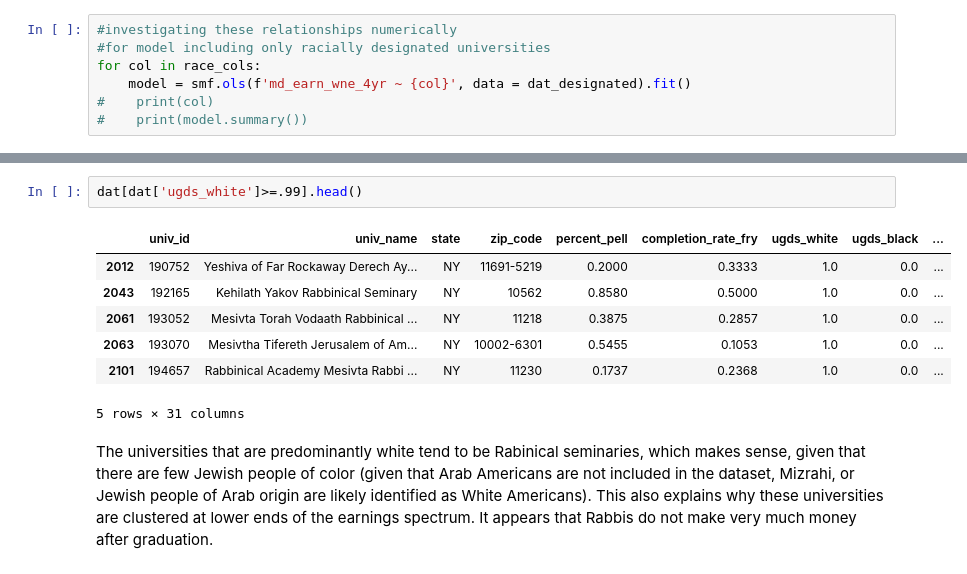
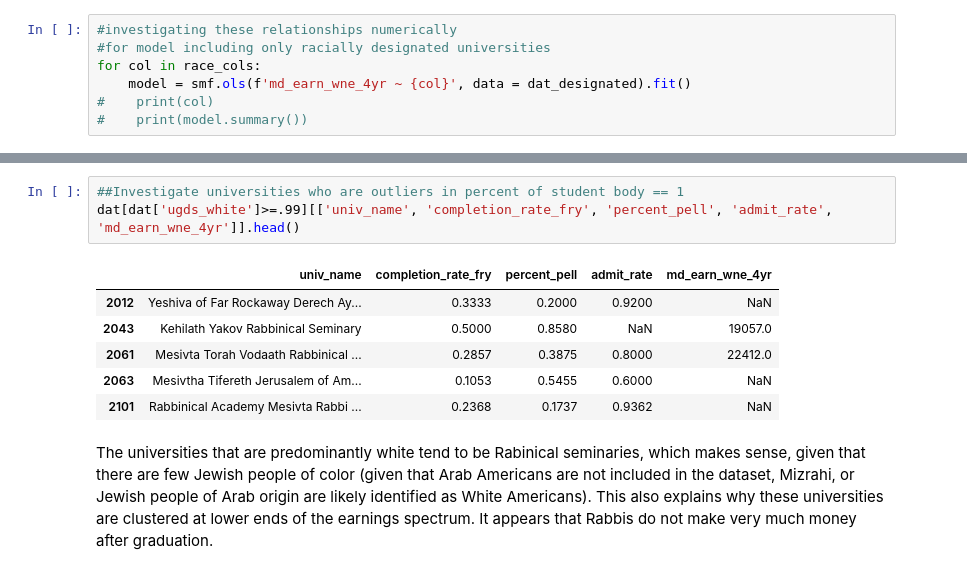
Before and after one commit to davidgarmal/comm3180_S26_G3_Data_Project, a Jupyter notebook: data_analysis/glynn_provisional_analysis.ipynb, the cells around one changed output, grey strips where cells are left out. Saved outputs shown, nothing was run; the diff lists cells and outputs as text.

```diff
--- a/data_analysis/glynn_provisional_analysis.ipynb
+++ b/data_analysis/glynn_provisional_analysis.ipynb
@@ -294,13 +316,13 @@ plt.show()
 # %%
-dat[dat['ugds_white']>=.99].head()
+##Investigate universities who are outliers in percent of student body == 1
+dat[dat['ugds_white']>=.99][['univ_name', 'completion_rate_fry', 'percent_pell', 'admit_rate', 'md_earn_wne_4yr']].head()
 # %% [output]
-|  | univ_id | univ_name | state | zip_code | percent_pell | completion_rate_fry | ugds_white | ugds_black | ... |
-| 2012 | 190752 | Yeshiva of Far Rockaway Derech Ay... | NY | 11691-5219 | 0.2000 | 0.3333 | 1.0 | 0.0 | ... |
-| 2043 | 192165 | Kehilath Yakov Rabbinical Seminary | NY | 10562 | 0.8580 | 0.5000 | 1.0 | 0.0 | ... |
-| 2061 | 193052 | Mesivta Torah Vodaath Rabbinical ... | NY | 11218 | 0.3875 | 0.2857 | 1.0 | 0.0 | ... |
-| 2063 | 193070 | Mesivtha Tifereth Jerusalem of Am... | NY | 10002-6301 | 0.5455 | 0.1053 | 1.0 | 0.0 | ... |
-| 2101 | 194657 | Rabbinical Academy Mesivta Rabbi ... | NY | 11230 | 0.1737 | 0.2368 | 1.0 | 0.0 | ... |
+|  | univ_name | completion_rate_fry | percent_pell | admit_rate | md_earn_wne_4yr |
+| 2012 | Yeshiva of Far Rockaway Derech Ay... | 0.3333 | 0.2000 | 0.9200 | NaN |
+| 2043 | Kehilath Yakov Rabbinical Seminary | 0.5000 | 0.8580 | NaN | 19057.0 |
+| 2061 | Mesivta Torah Vodaath Rabbinical ... | 0.2857 | 0.3875 | 0.8000 | 22412.0 |
+| 2063 | Mesivtha Tifereth Jerusalem of Am... | 0.1053 | 0.5455 | 0.6000 | NaN |
+| 2101 | Rabbinical Academy Mesivta Rabbi ... | 0.2368 | 0.1737 | 0.9362 | NaN |
-5 rows × 31 columns
 # %% [markdown]
 The universities that are predominantly white tend to be Rabinical seminaries, which makes sense, given that there are few Jewish people of color (given that Arab Americans are not included in the dataset, Mizrahi, or Jewish people of Arab origin are likely identified as White Americans). This also explains why these universities are clustered at lower ends of the earnings spectrum. It appears that Rabbis do not make very much money after graduation.
 # %%
```
Also changed, not shown: parts of 12 cells of this notebook.
